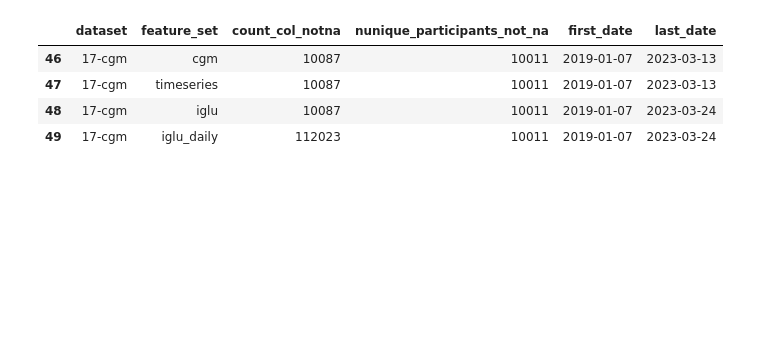
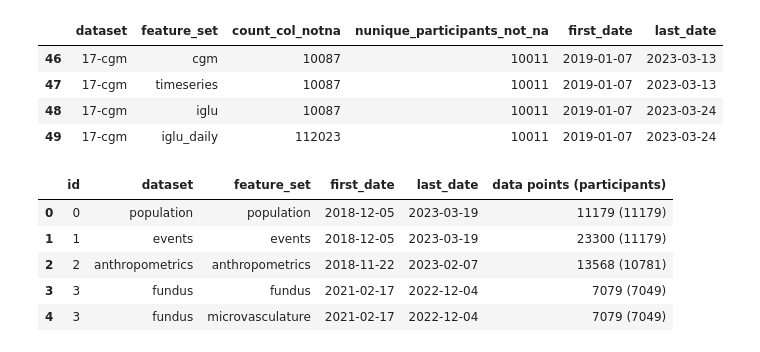
Before and after one commit to pheno-ai/pheno-docs, a Jupyter notebook: pheno_knowledge_base/src/create_available_data.ipynb, the cells around one changed output. Cells and saved outputs as stored; diff of their text form; code cells hidden in the pictures; blank space fills up the shorter version.

Commit message:
datasets count #2

```diff
--- a/pheno_knowledge_base/src/create_available_data.ipynb
+++ b/pheno_knowledge_base/src/create_available_data.ipynb
@@ -242,0 +264,32 @@ df_res.to_csv('s3://ds-users/mariag/pheno_master_data_collection_v1_1_count_conv
+# %%
+# Reload the data
+df = pd.read_csv('s3://ds-users/mariag/pheno_master_data_collection_v1_1_count_converted.csv')
+
+# Function to split 'dataset' column
+def split_dataset(value):
+    try:
+        id_, dataset = value.split('-', 1)
+    except ValueError:
+        id_ = None
+        dataset = value
+    return pd.Series([id_, dataset])
+
+# Apply the function
+df[['id', 'dataset']] = df['dataset'].apply(split_dataset)
+
+# Reorder the columns
+df = df[['id', 'dataset', 'feature_set', 'count_col_notna', 'nunique_participants_not_na', 'first_date', 'last_date']]
+
+# Combine 'count_col_notna' and 'nunique_participants_not_na' columns
+df['data points (participants)'] = df['count_col_notna'].astype(str) + " (" + df['nunique_participants_not_na'].astype(str) + ")"
+
+# Drop the original columns
+df = df.drop(columns=['count_col_notna', 'nunique_participants_not_na'])
+df.head()
+# %% [output]
+|  | id | dataset | feature_set | first_date | last_date | data points (participants) |
+| 0 | 0 | population | population | 2018-12-05 | 2023-03-19 | 11179 (11179) |
+| 1 | 1 | events | events | 2018-12-05 | 2023-03-19 | 23300 (11179) |
+| 2 | 2 | anthropometrics | anthropometrics | 2018-11-22 | 2023-02-07 | 13568 (10781) |
+| 3 | 3 | fundus | fundus | 2021-02-17 | 2022-12-04 | 7079 (7049) |
+| 4 | 3 | fundus | microvasculature | 2021-02-17 | 2022-12-04 | 7079 (7049) |
```
Also changed, not shown: parts of 8 cells of this notebook, 1 other file.
